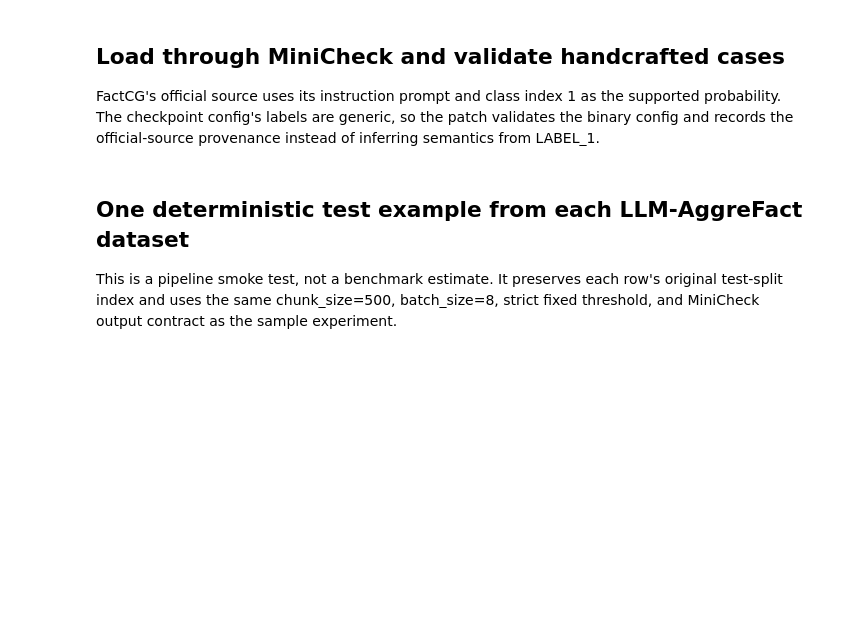
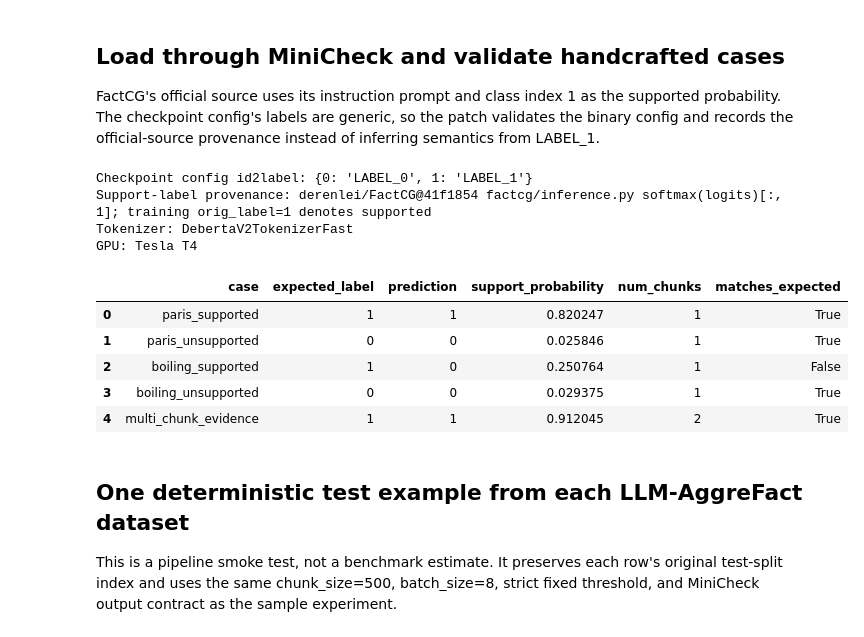
Before and after one commit to vanductan-NLT/CS221, a Jupyter notebook: test_nb_factcg/factcg_minicheck_smoke_test.ipynb, the cells around one changed output. Drawn from its saved outputs; the diff is of its cells as text; code cells hidden in the pictures; blank space fills up the shorter version.

Commit message:
Archive full FactCG predictions and clean notebooks

```diff
--- a/test_nb_factcg/factcg_minicheck_smoke_test.ipynb
+++ b/test_nb_factcg/factcg_minicheck_smoke_test.ipynb
@@ -317,11 +556,6 @@ assert scorer.model.model_name == MODEL_NAME
 assert scorer.model.support_label_id == 1
 print("Checkpoint config id2label:", scorer.model.model.config.id2label)
 print("Support-label provenance:", scorer.model.support_label_source)
-print("Model device:", scorer.model.model.device)
-if torch.cuda.is_available():
-    assert scorer.model.model.device.type == "cuda", (
-        "FactCG silently loaded on CPU instead of the Kaggle GPU"
-    )
 print("Tokenizer:", type(scorer.model.tokenizer).__name__)
 print("GPU:", torch.cuda.get_device_name(0) if torch.cuda.is_available() else "CPU")
 
@@ -355,33 +589,44 @@ handcrafted = pd.DataFrame([
         "case": "multi_chunk_evidence",
         "doc": filler + " The observatory confirmed that Kepler-186f orbits a red dwarf star.",
         "claim": "Kepler-186f orbits a red dwarf star.",
         "expected_label": 1,
     },
 ])
 
 preds, probs, used_chunks, chunk_probs = scorer.score(
     docs=handcrafted["doc"].tolist(),
     claims=handcrafted["claim"].tolist(),
     chunk_size=CHUNK_SIZE,
 )
 
 n = len(handcrafted)
 assert len(preds) == len(probs) == len(used_chunks) == len(chunk_probs) == n
 assert all(isinstance(x, (int, np.integer)) and int(x) in (0, 1) for x in preds)
 assert all(np.isfinite(float(p)) and 0.0 <= float(p) <= 1.0 for p in probs)
 assert all(int(pred) == int(float(prob) > 0.5) for pred, prob in zip(preds, probs))
 assert all(len(chunks) == len(np.asarray(per_chunk).reshape(-1)) for chunks, per_chunk in zip(used_chunks, chunk_probs))
 assert len(used_chunks[-1]) > 1, "The long handcrafted document should exercise MiniCheck chunking."
 
 handcrafted["prediction"] = preds
 handcrafted["support_probability"] = probs
 handcrafted["num_chunks"] = [len(x) for x in used_chunks]
 handcrafted["chunk_probabilities"] = [
     json.dumps(np.asarray(x).reshape(-1).astype(float).tolist()) for x in chunk_probs
 ]
 handcrafted["matches_expected"] = handcrafted["prediction"] == handcrafted["expected_label"]
 handcrafted.to_csv(OUTPUT_DIR / "handcrafted_results.csv", index=False)
 display(handcrafted[["case", "expected_label", "prediction", "support_probability", "num_chunks", "matches_expected"]])
+# %% [output]
+Checkpoint config id2label: {0: 'LABEL_0', 1: 'LABEL_1'}
+Support-label provenance: derenlei/FactCG@41f1854 factcg/inference.py softmax(logits)[:, 1]; training orig_label=1 denotes supported
+Tokenizer: DebertaV2TokenizerFast
+GPU: Tesla T4
+|  | case | expected_label | prediction | support_probability | num_chunks | matches_expected |
+| 0 | paris_supported | 1 | 1 | 0.820247 | 1 | True |
+| 1 | paris_unsupported | 0 | 0 | 0.025846 | 1 | True |
+| 2 | boiling_supported | 1 | 0 | 0.250764 | 1 | False |
+| 3 | boiling_unsupported | 0 | 0 | 0.029375 | 1 | True |
+| 4 | multi_chunk_evidence | 1 | 1 | 0.912045 | 2 | True |
 # %% [markdown]
 ## One deterministic test example from each LLM-AggreFact dataset
 
```
Also changed, not shown: parts of 4 cells of this notebook, 1 other file.
